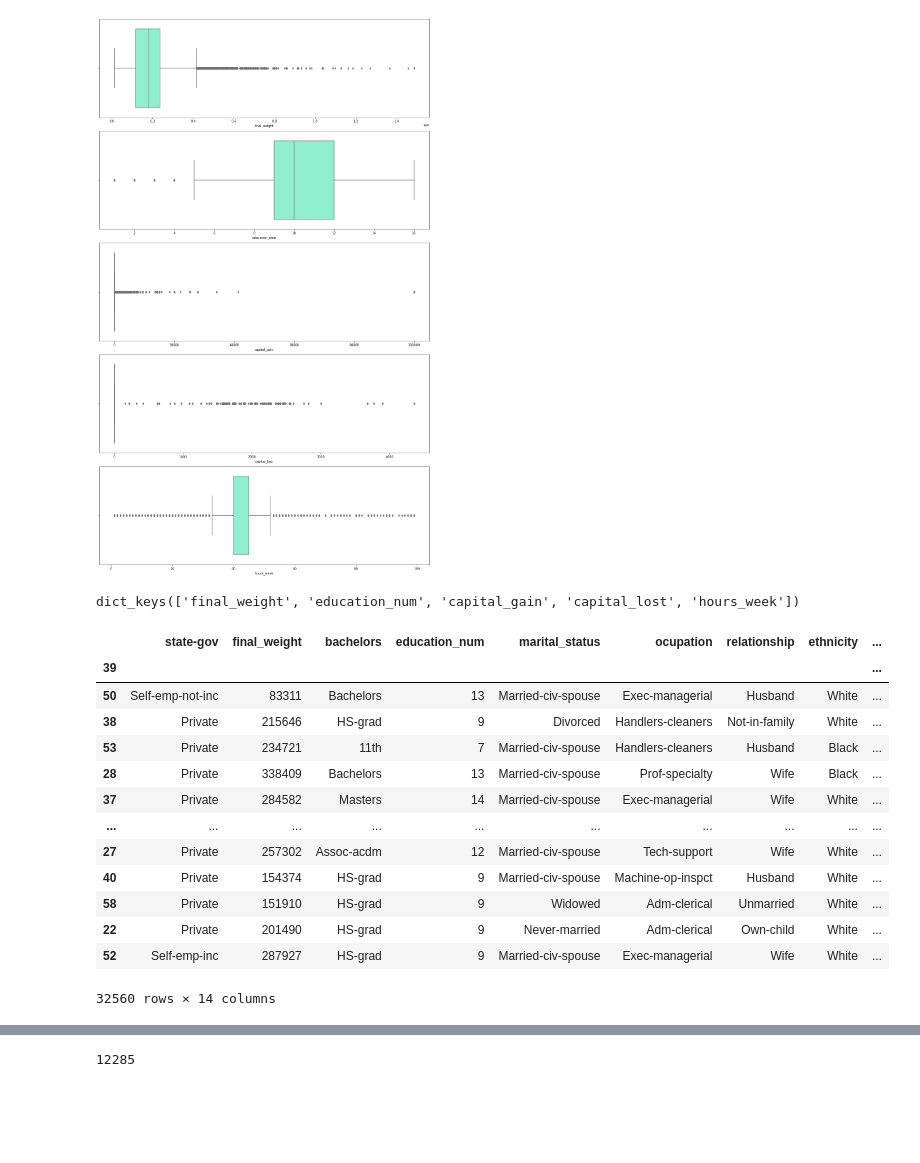
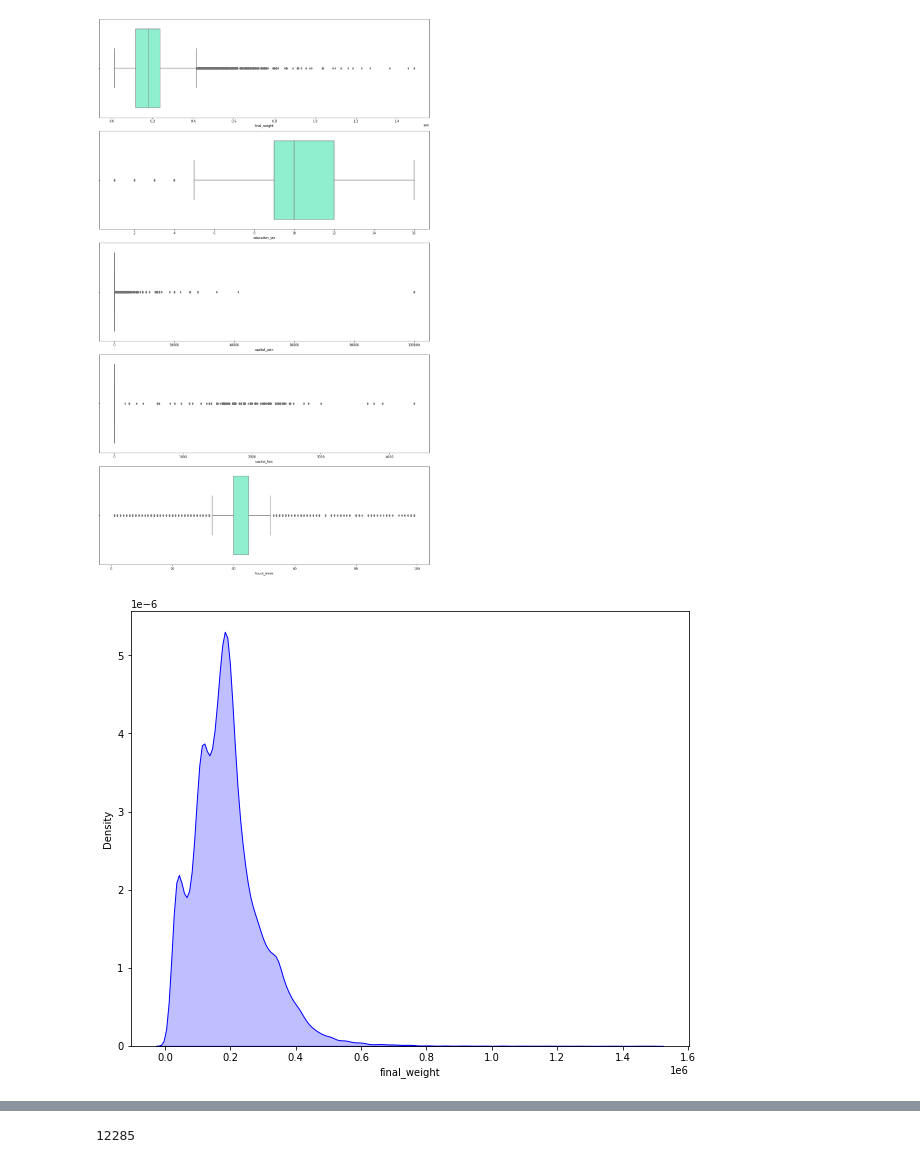
Before and after one commit to natigl/DA-bootcamp-MachineLearning, a Jupyter notebook: regresion_lineal/pp-intro-ML.ipynb, the cells around one changed output, grey strips where cells are left out. Drawn from its saved outputs; the diff is of its cells as text; code cells hidden in the pictures; blank space fills up the shorter version.

```diff
--- a/regresion_lineal/pp-intro-ML.ipynb
+++ b/regresion_lineal/pp-intro-ML.ipynb
@@ -210,7 +252,3 @@ plt.tight_layout()
 plt.show()
 # %% [output]
 [figure]
-# %%
-indices.keys()
-# %% [output]
-dict_keys(['final_weight', 'education_num', 'capital_gain', 'capital_lost', 'hours_week'])
@@ -219,17 +255,10 @@ outliers_capital = df[(df['capital_gain'] == 0) | (df['capital_lost'] == 0)]
-# %%
-outliers_capital
-# %% [output]
-|  | state-gov | final_weight | bachelors | education_num | marital_status | ocupation | relationship | ethnicity | ... |
-| 39 |  |  |  |  |  |  |  |  | ... |
-| 50 | Self-emp-not-inc | 83311 | Bachelors | 13 | Married-civ-spouse | Exec-managerial | Husband | White | ... |
-| 38 | Private | 215646 | HS-grad | 9 | Divorced | Handlers-cleaners | Not-in-family | White | ... |
-| 53 | Private | 234721 | 11th | 7 | Married-civ-spouse | Handlers-cleaners | Husband | Black | ... |
-| 28 | Private | 338409 | Bachelors | 13 | Married-civ-spouse | Prof-specialty | Wife | Black | ... |
-| 37 | Private | 284582 | Masters | 14 | Married-civ-spouse | Exec-managerial | Wife | White | ... |
-| ... | ... | ... | ... | ... | ... | ... | ... | ... | ... |
-| 27 | Private | 257302 | Assoc-acdm | 12 | Married-civ-spouse | Tech-support | Wife | White | ... |
-| 40 | Private | 154374 | HS-grad | 9 | Married-civ-spouse | Machine-op-inspct | Husband | White | ... |
-| 58 | Private | 151910 | HS-grad | 9 | Widowed | Adm-clerical | Unmarried | White | ... |
-| 22 | Private | 201490 | HS-grad | 9 | Never-married | Adm-clerical | Own-child | White | ... |
-| 52 | Self-emp-inc | 287927 | HS-grad | 9 | Married-civ-spouse | Exec-managerial | Wife | White | ... |
-32560 rows × 14 columns
+# %%
+# Visualizacion de como esta distribuida nuestra variable respuesta:
+
+sns.distplot(
+    df["final_weight"],
+    hist = False,
+    color = "blue",
+    kde_kws = {"shade": True, "linewidth": 1});
+# %% [output]
+[figure, added]
```
Also changed, not shown: parts of 32 cells of this notebook.
